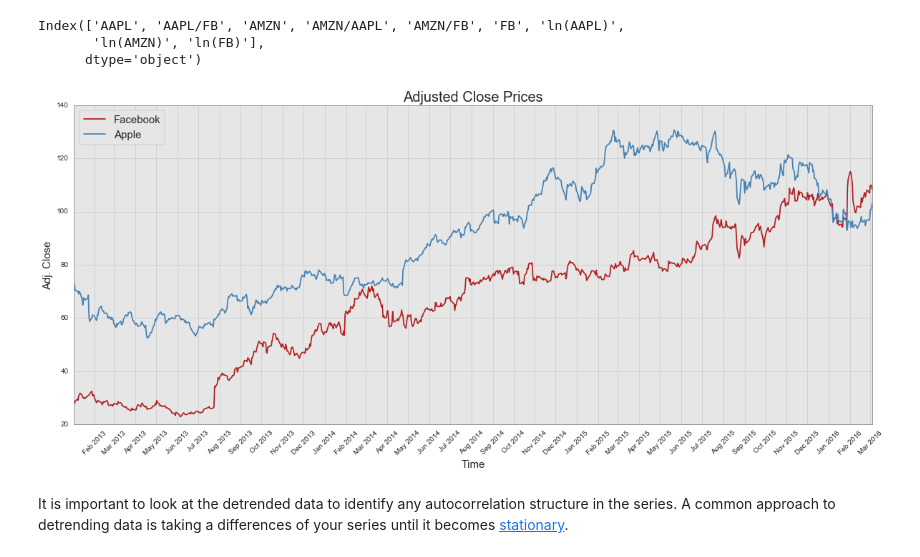
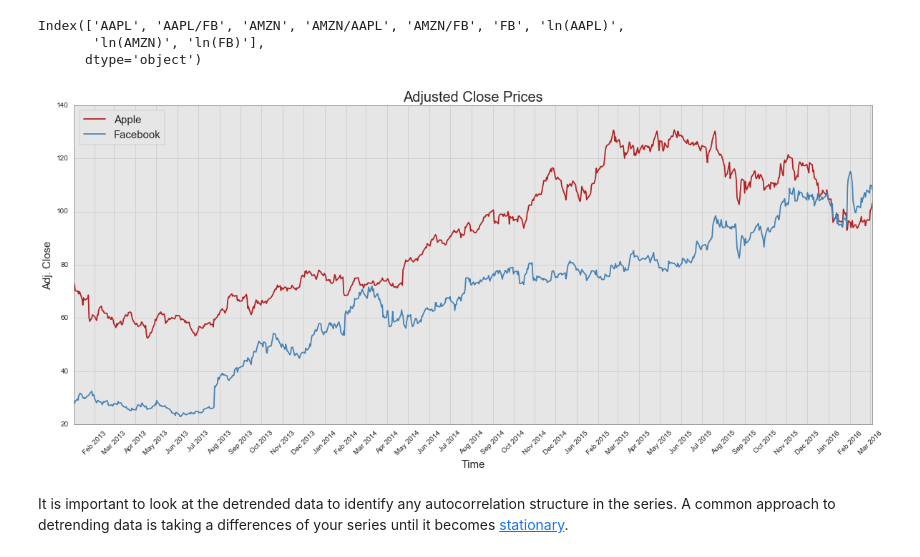
Before and after one commit to bbahmany/quant-finance, a Jupyter notebook: 03-ExploringStockMovement.ipynb, the cells around one changed output. Saved outputs shown, nothing was run; the diff lists cells and outputs as text; code cells hidden in the pictures.

```diff
--- a/03-ExploringStockMovement.ipynb
+++ b/03-ExploringStockMovement.ipynb
@@ -79,11 +79,11 @@ Index(['AAPL', 'AAPL/FB', 'AMZN', 'AMZN/AAPL', 'AMZN/FB', 'FB', 'ln(AAPL)',
       dtype='object')
 # %%
 plot_stocks(tech.index,
-            [tech['FB'], tech['AAPL']],
-            ['Facebook', 'Apple'],
+            [tech['AAPL'], tech['FB']],
+            ['Apple', 'Facebook'],
             label_annually=False)
 # %% [output]
-[figure, old version]
+[figure, new version]
 # %% [markdown]
 It is important to look at the detrended data to identify any autocorrelation structure in the series. A common approach to detrending data is taking a differences of your series until it becomes [stationary](https://en.wikipedia.org/wiki/Stationary_process).
 # %%
```
Also changed, not shown: parts of 13 cells of this notebook, 2 other files.
